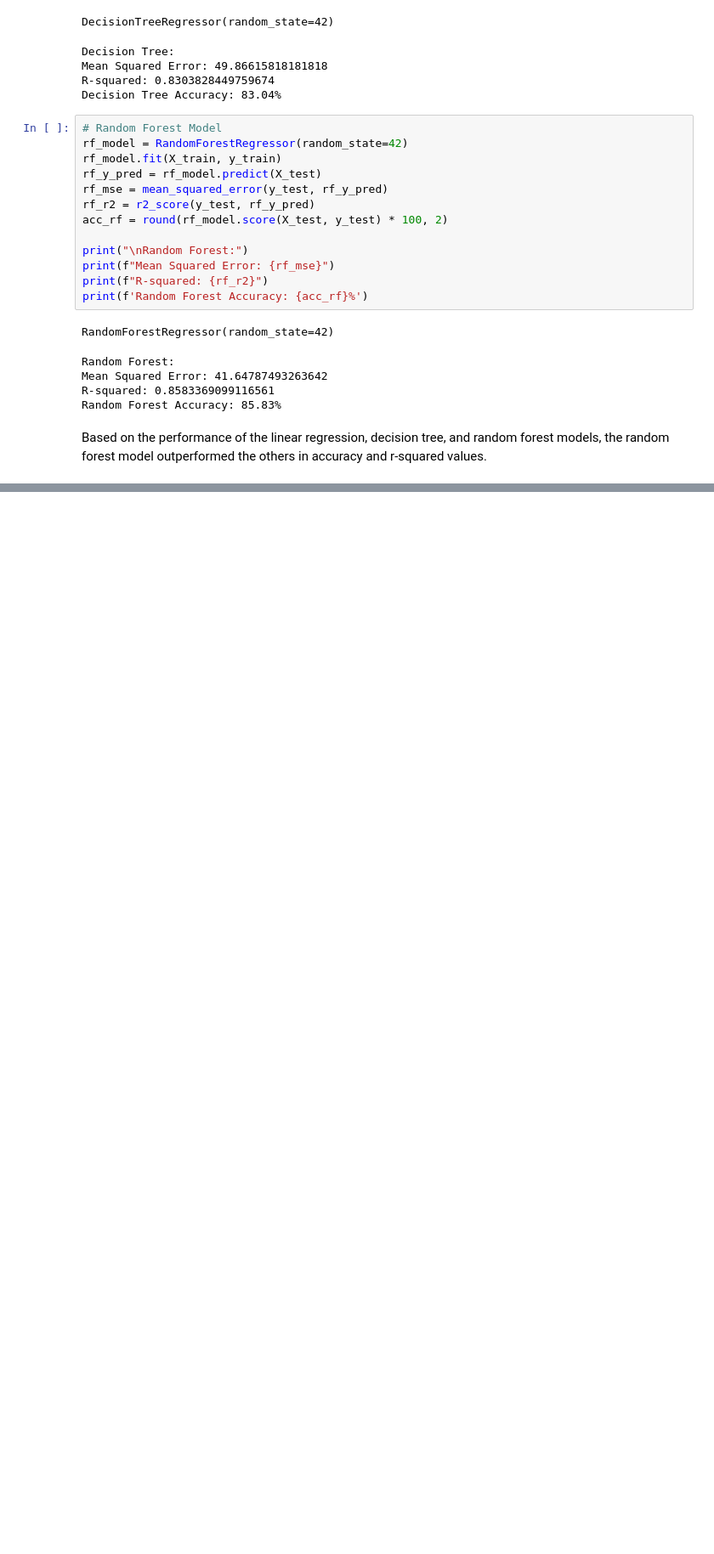
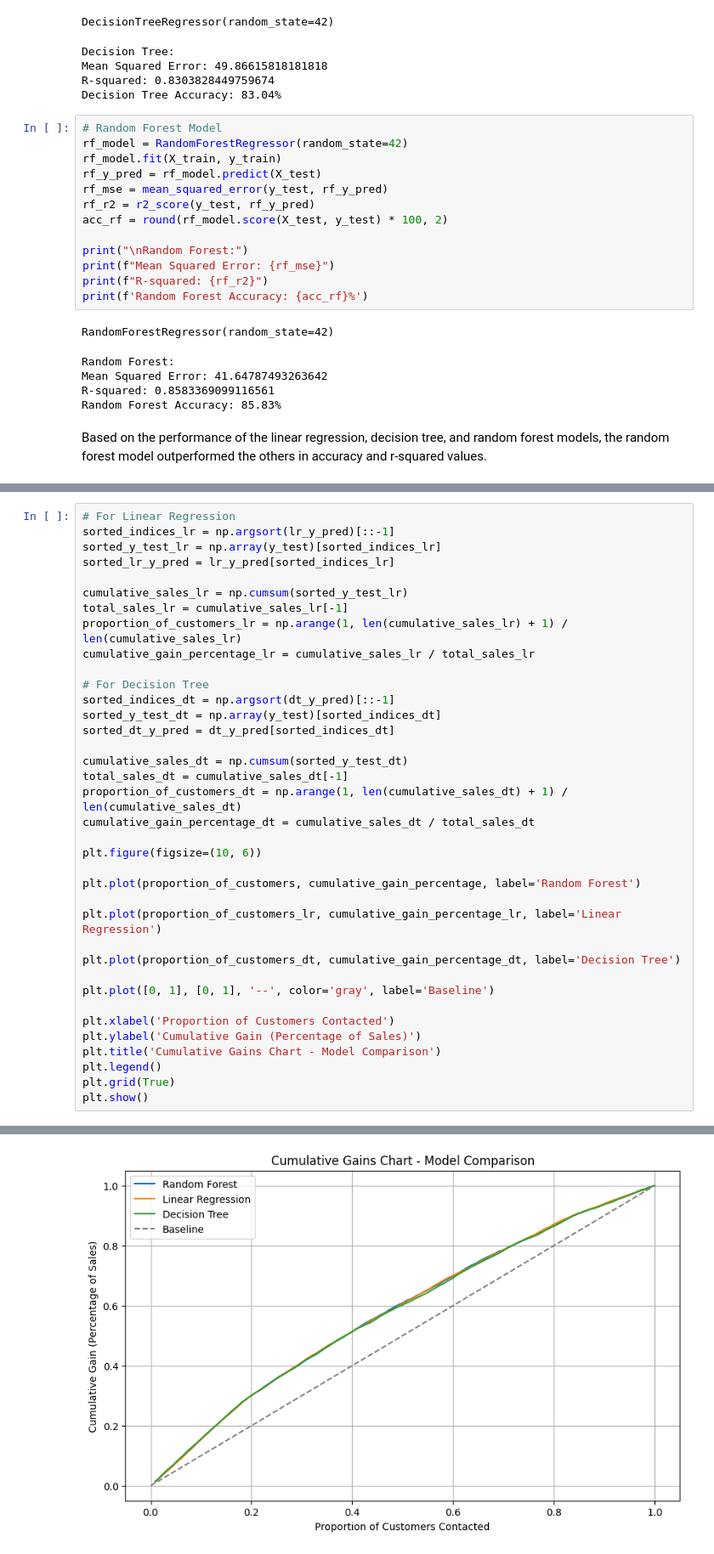
Before and after one commit to gerardcf1/ADS-505, a Jupyter notebook: FinalProject.ipynb, the cells around one changed output, grey strips where cells are left out. Shown at 85% size. Cells and saved outputs as stored; diff of their text form; blank space fills up the shorter version.

```diff
--- a/FinalProject.ipynb
+++ b/FinalProject.ipynb
@@ -218,0 +251,38 @@ Based on the performance of the linear regression, decision tree, and random for
+# %%
+# For Linear Regression
+sorted_indices_lr = np.argsort(lr_y_pred)[::-1]
+sorted_y_test_lr = np.array(y_test)[sorted_indices_lr]
+sorted_lr_y_pred = lr_y_pred[sorted_indices_lr]
+
+cumulative_sales_lr = np.cumsum(sorted_y_test_lr)
+total_sales_lr = cumulative_sales_lr[-1]
+proportion_of_customers_lr = np.arange(1, len(cumulative_sales_lr) + 1) / len(cumulative_sales_lr)
+cumulative_gain_percentage_lr = cumulative_sales_lr / total_sales_lr
+
+# For Decision Tree
+sorted_indices_dt = np.argsort(dt_y_pred)[::-1]
+sorted_y_test_dt = np.array(y_test)[sorted_indices_dt]
+sorted_dt_y_pred = dt_y_pred[sorted_indices_dt]
+
+cumulative_sales_dt = np.cumsum(sorted_y_test_dt)
+total_sales_dt = cumulative_sales_dt[-1]
+proportion_of_customers_dt = np.arange(1, len(cumulative_sales_dt) + 1) / len(cumulative_sales_dt)
+cumulative_gain_percentage_dt = cumulative_sales_dt / total_sales_dt
+
+plt.figure(figsize=(10, 6))
+
+plt.plot(proportion_of_customers, cumulative_gain_percentage, label='Random Forest')
+
+plt.plot(proportion_of_customers_lr, cumulative_gain_percentage_lr, label='Linear Regression')
+
+plt.plot(proportion_of_customers_dt, cumulative_gain_percentage_dt, label='Decision Tree')
+
+plt.plot([0, 1], [0, 1], '--', color='gray', label='Baseline')
+
+plt.xlabel('Proportion of Customers Contacted')
+plt.ylabel('Cumulative Gain (Percentage of Sales)')
+plt.title('Cumulative Gains Chart - Model Comparison')
+plt.legend()
+plt.grid(True)
+plt.show()
+# %% [output]
@@ -218,0 +298 @@ Based on the performance of the linear regression, decision tree, and random for
+[figure, added]
```
Also changed, not shown: parts of 11 cells of this notebook.
